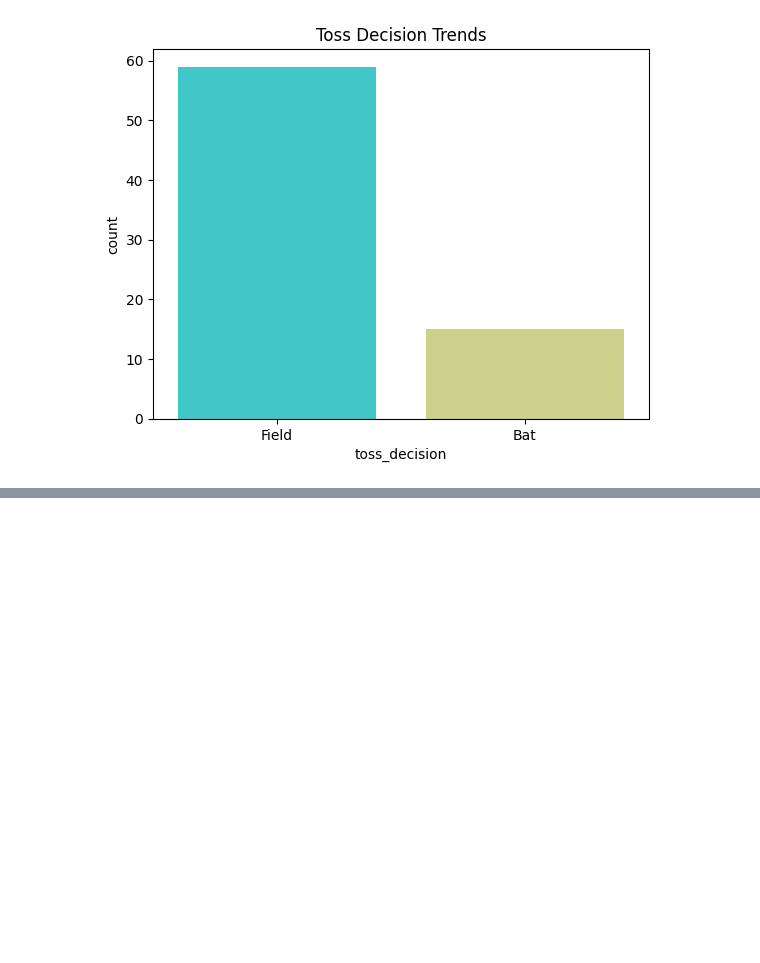
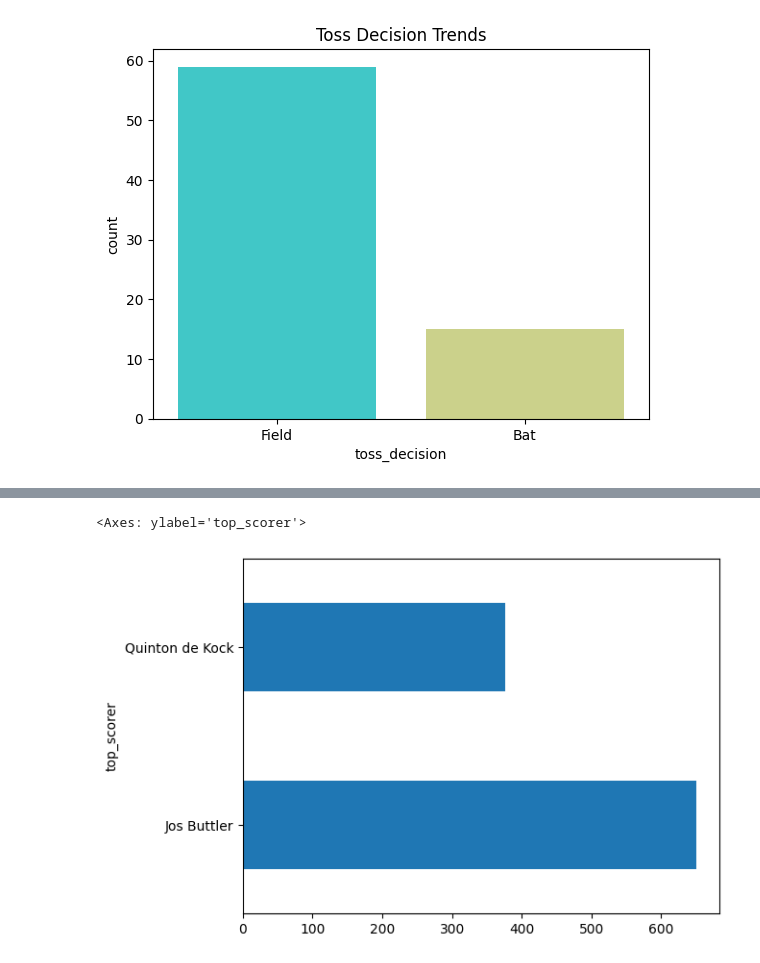
Before and after one commit to Maaaccc05/ML-Learning, a Jupyter notebook: Matplotlib/project.ipynb, the cells around one changed output, grey strips where cells are left out. Cells and saved outputs as stored; diff of their text form; code cells hidden in the pictures; blank space fills up the shorter version.

```diff
--- a/Matplotlib/project.ipynb
+++ b/Matplotlib/project.ipynb
@@ -112,0 +154,5 @@ np.float64(48.648648648648646)
+# %%
+high.plot(kind= 'barh')
+# %% [output]
+<Axes: ylabel='top_scorer'>
+[figure, added]
```
Also changed, not shown: parts of 6 cells of this notebook.
